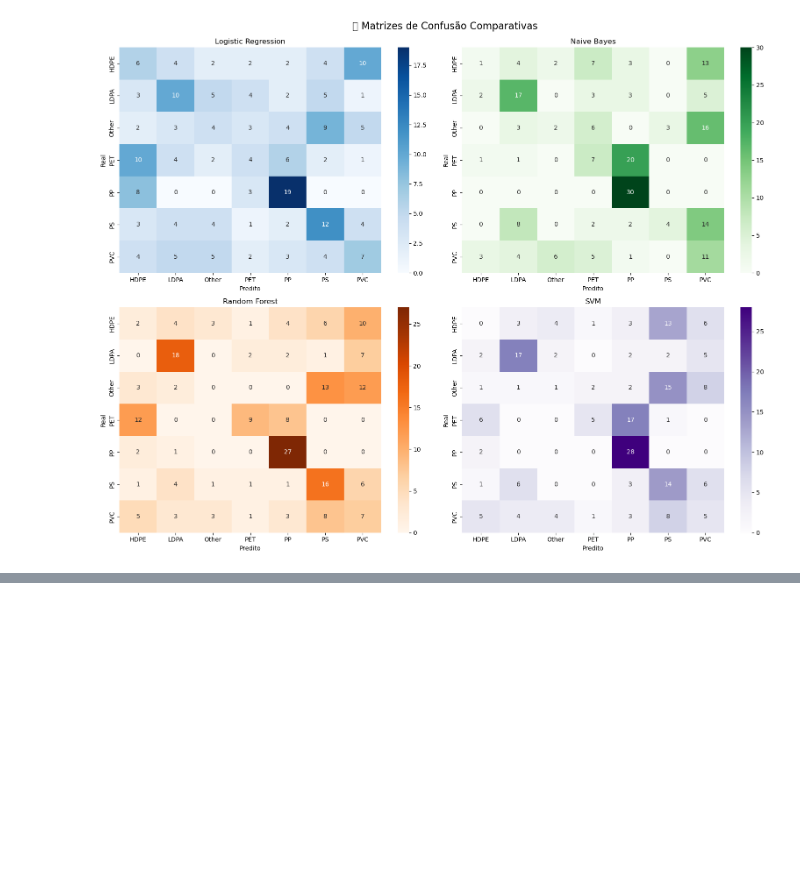
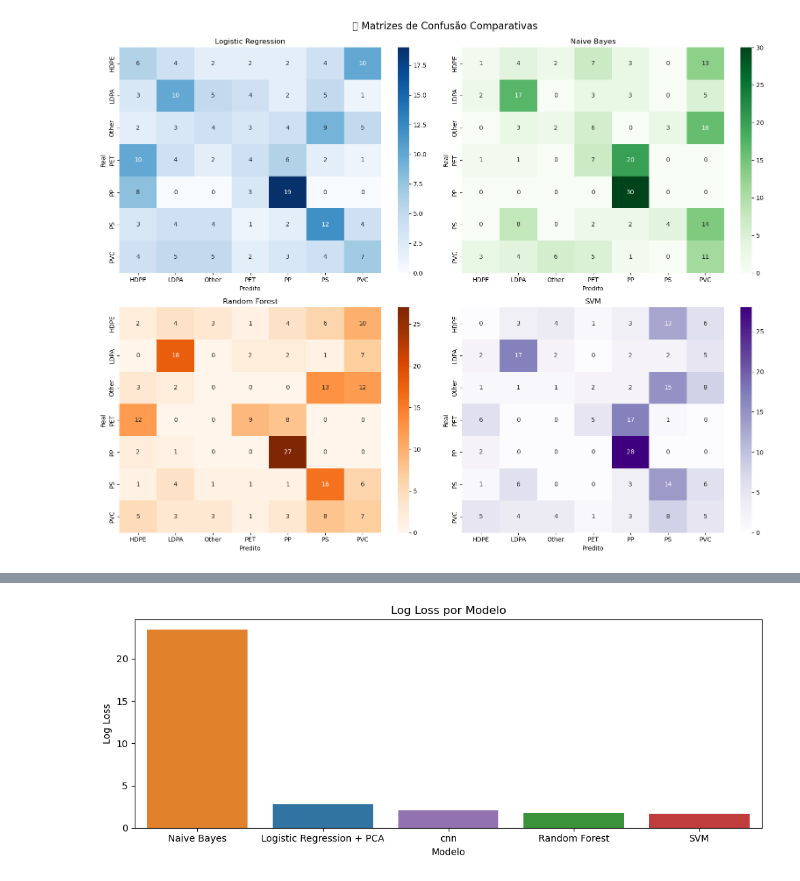
Before and after one commit to Graciliana/classificacao_plastico, a Jupyter notebook: models/model_comparison.ipynb, the cells around one changed output, grey strips where cells are left out. Cells and saved outputs as stored; diff of their text form; code cells hidden in the pictures; blank space fills up the shorter version.

```diff
--- a/models/model_comparison.ipynb
+++ b/models/model_comparison.ipynb
@@ -436,0 +539,14 @@ plt.show()
+# %%
+# Ordenar por log_loss decrescente
+order = results.sort_values("log_loss", ascending=False)["model"]
+
+plt.figure(figsize=(10, 4))
+sns.barplot(data=results, x="model", y="log_loss", order=order, palette=modelo_cores)
+plt.title("Log Loss por Modelo")
+plt.ylabel("Log Loss")
+plt.xlabel("Modelo")
+plt.xticks(rotation=0)
+plt.tight_layout()
+plt.show()
+# %% [output]
+[figure, added]
```
Also changed, not shown: parts of 17 cells of this notebook, 4 other files.
